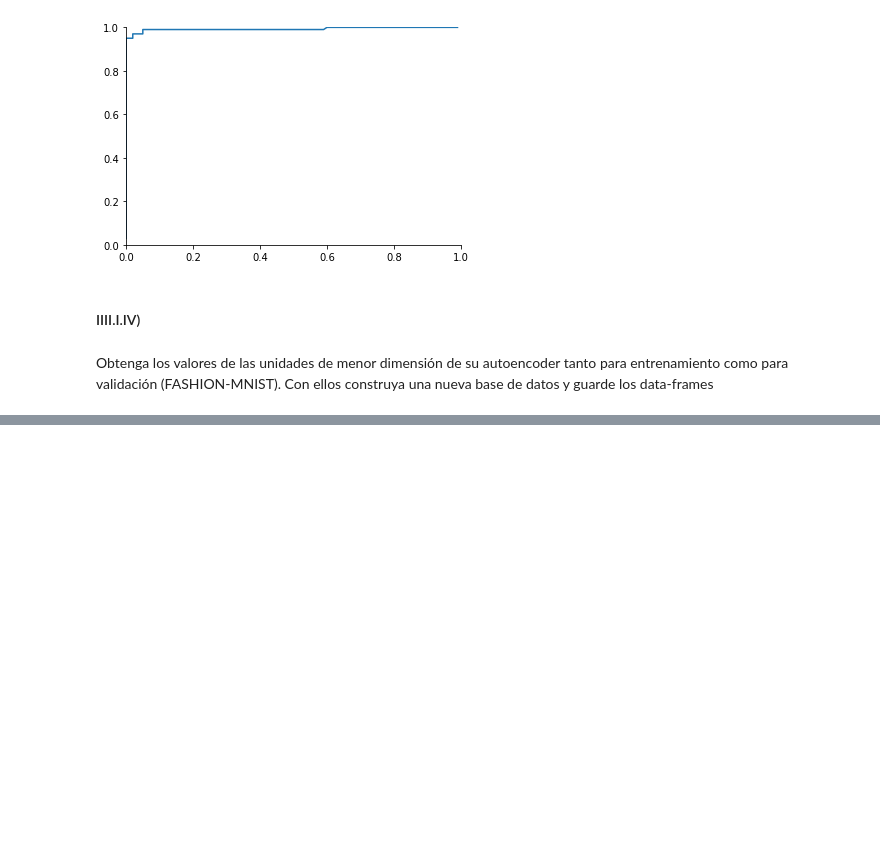
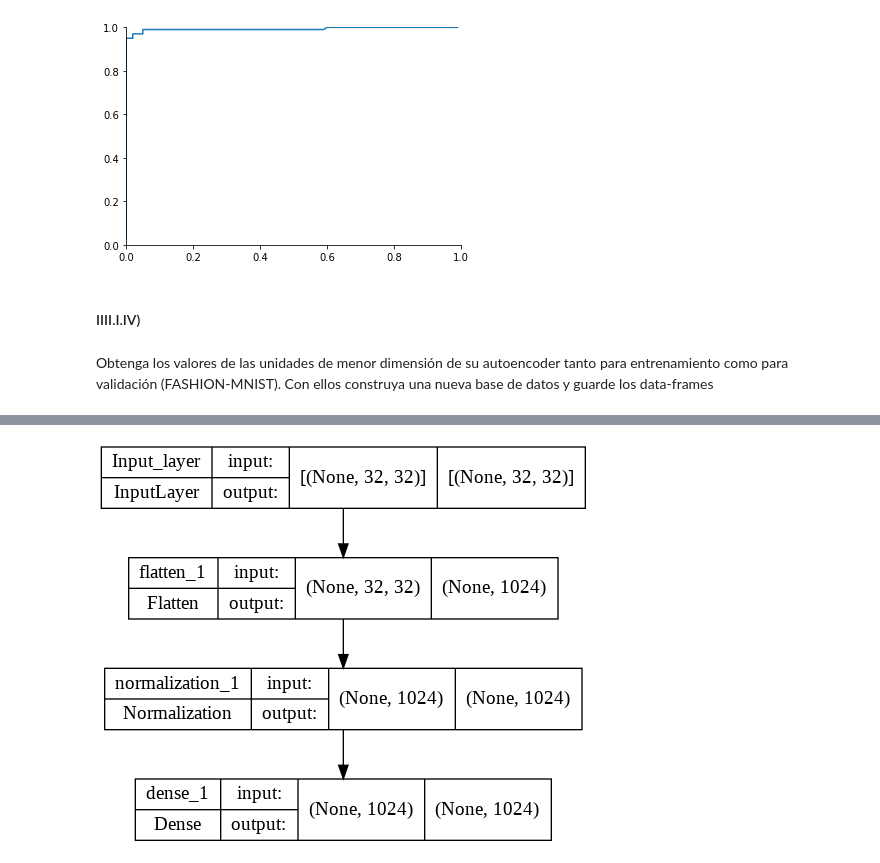
Before and after one commit to Nacho2904/CURSO-LEARNING1, a Jupyter notebook: tarea_de_dl.ipynb, the cells around one changed output, grey strips where cells are left out. Cells and saved outputs as stored; diff of their text form; code cells hidden in the pictures; blank space fills up the shorter version.

```diff
--- a/tarea_de_dl.ipynb
+++ b/tarea_de_dl.ipynb
@@ -537,0 +587,13 @@ una nueva base de datos y guarde los data-frames
+# %%
+batch_size = 64
+hidden_units = 300
+learning_rate = 0.01
+image_vector_length = train_images.shape[1]*train_images.shape[2]
+
+input = tf.keras.layers.Input(shape = (32, 32), name="Input_layer")
+flatten_input = tf.keras.layers.Flatten()(input)
+normalizer = tf.keras.layers.Normalization(axis = -1)(flatten_input)
+hidden = tf.keras.layers.Dense(image_vector_length, kernel_initializer = tf.keras.initializers.HeNormal())(normalizer)
+
+model_cifar_classifier = tf.keras.models.Model(inputs = input, outputs = hidden)
+model_cifar_classifier.summary()
@@ -537,0 +619,4 @@ una nueva base de datos y guarde los data-frames
+# %%
+tf.keras.utils.plot_model(model_cifar_classifier, "arquitecturaDelClasificador.png", show_shapes=True)
+# %% [output]
+[figure, added]
```
Also changed, not shown: parts of 10 cells of this notebook.
